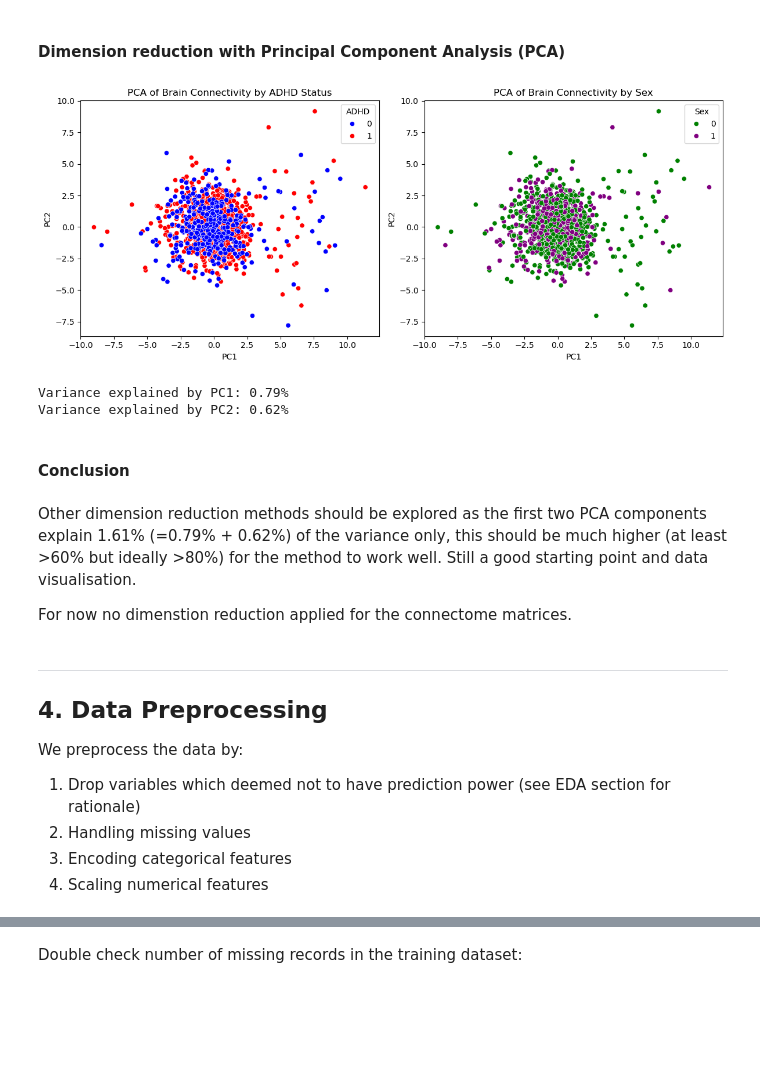
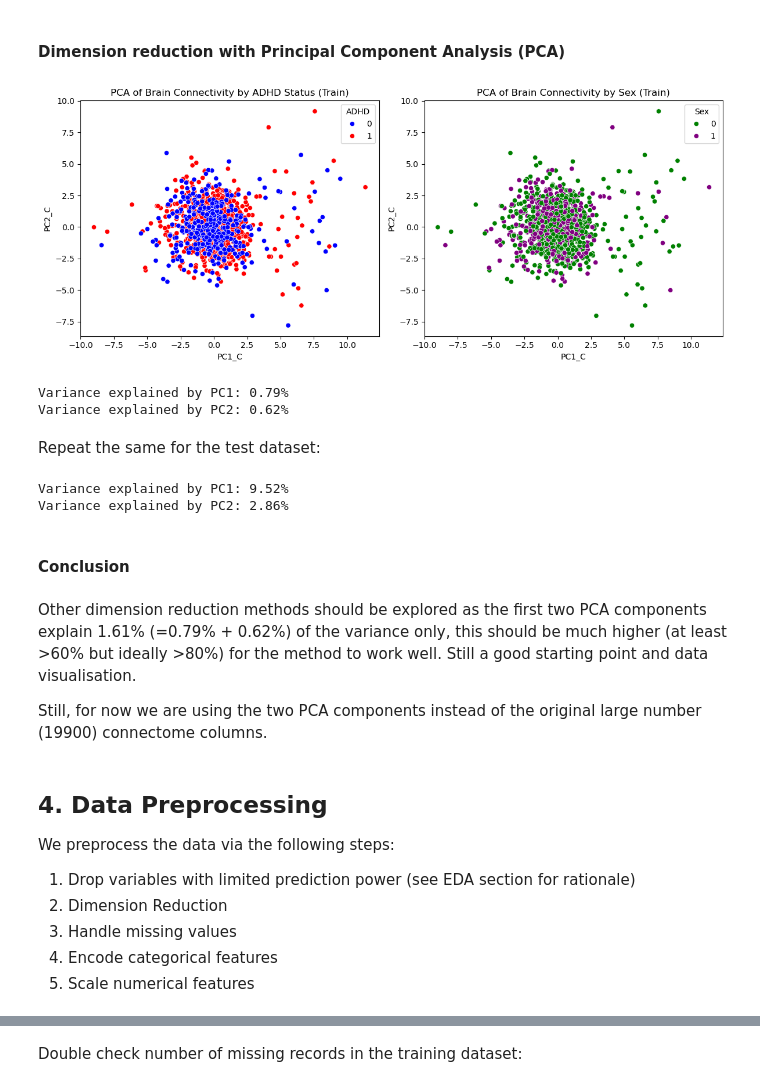
Before and after one commit to saidataanalytics/wids_2025, a Jupyter notebook: WiDS 2025 - ADHD Classification - end to end process.ipynb, the cells around one changed output, grey strips where cells are left out. Drawn from its saved outputs; the diff is of its cells as text; code cells hidden in the pictures; blank space fills up the shorter version.

```diff
--- a/WiDS 2025 - ADHD Classification - end to end process.ipynb
+++ b/WiDS 2025 - ADHD Classification - end to end process.ipynb
@@ -61,7 +61,7 @@ In case of 'local':
 
 The user can specify the setting below:
 # %%
-run_setting = 'kaggle'
+run_setting = 'local'
 # %% [markdown]
 The input and output folders are specified according to the run_setting above:
 # %%
@@ -845,57 +857,88 @@ pca_sample = np.random.choice(connectome_cols, sample_size)
 # Standardize the data
 X = train[pca_sample].values
 scaler = StandardScaler()
 X_scaled = scaler.fit_transform(X)
 
 # Apply PCA
 pca = PCA(n_components=2)
 X_pca = pca.fit_transform(X_scaled)
 
 # Create a DataFrame with PCA results
-pca_df = pd.DataFrame({
-    'PC1': X_pca[:, 0],
-    'PC2': X_pca[:, 1],
+pca_train_df_connectome = pd.DataFrame({
+    'PC1_C': X_pca[:, 0],
+    'PC2_C': X_pca[:, 1],
     'ADHD': train['ADHD_Outcome'].values,
     'Sex': train['Sex_F'].values
 })
+
+# Set PCA columns:
+pca_cols_connectome = ['PC1_C', 'PC2_C']
 
 # Plot PCA results
 plt.figure(figsize=(12, 5))
 
 # By ADHD
 plt.subplot(1, 2, 1)
-sns.scatterplot(x='PC1', y='PC2', hue='ADHD', data=pca_df, palette=['blue', 'red'])
-plt.title('PCA of Brain Connectivity by ADHD Status')
+sns.scatterplot(x='PC1_C', y='PC2_C', hue='ADHD', data=pca_train_df_connectome, palette=['blue', 'red'])
+plt.title('PCA of Brain Connectivity by ADHD Status (Train)')
 
 # By Sex
 plt.subplot(1, 2, 2)
-sns.scatterplot(x='PC1', y='PC2', hue='Sex', data=pca_df, palette=['green', 'purple'])
-plt.title('PCA of Brain Connectivity by Sex')
+sns.scatterplot(x='PC1_C', y='PC2_C', hue='Sex', data=pca_train_df_connectome, palette=['green', 'purple'])
+plt.title('PCA of Brain Connectivity by Sex (Train)')
 
 plt.tight_layout()
 plt.show()
 
 # Print explained variance
 print(f"Variance explained by PC1: {pca.explained_variance_ratio_[0]*100:.2f}%")
 print(f"Variance explained by PC2: {pca.explained_variance_ratio_[1]*100:.2f}%")
 # %% [output]
-[figure, old version]
+[figure, new version]
 Variance explained by PC1: 0.79%
 Variance explained by PC2: 0.62%
+# %% [markdown]
+Repeat the same for the test dataset:
+# %%
+# Take 500 random features for PCA
+sample_size = min(500, len(connectome_cols))
+np.random.seed(42)
+pca_sample = np.random.choice(connectome_cols, sample_size)
+
+# Standardize the data
+X = test[pca_sample].values
+scaler = StandardScaler()
+X_scaled = scaler.fit_transform(X)
+
+# Apply PCA
+pca = PCA(n_components=2)
+X_pca = pca.fit_transform(X_scaled)
+
+# Create a DataFrame with PCA results
+pca_test_df_connectome = pd.DataFrame({
+    'PC1_C': X_pca[:, 0],
+    'PC2_C': X_pca[:, 1]
+})
+
+# Print explained variance
+print(f"Variance explained by PC1: {pca.explained_variance_ratio_[0]*100:.2f}%")
+print(f"Variance explained by PC2: {pca.explained_variance_ratio_[1]*100:.2f}%")
+# %% [output]
+Variance explained by PC1: 9.52%
+Variance explained by PC2: 2.86%
 # %% [markdown]
 #### Conclusion
 # %% [markdown]
 Other dimension reduction methods should be explored as the first two PCA components explain 1.61% (=0.79% + 0.62%) of the variance only, this should be much higher (at least >60% but ideally >80%) for the method to work well. Still a good starting point and data visualisation.
 
-For now no dimenstion reduction applied for the connectome matrices.
+Still, for now we are using the two PCA components instead of the original large number (19900) connectome columns.
 # %% [markdown]
----
-
 ## 4. Data Preprocessing <a name="data-preprocessing"></a>
 
-We preprocess the data by:
-1. Drop variables which deemed not to have prediction power (see EDA section for rationale)
-1. Handling missing values
-2. Encoding categorical features
-3. Scaling numerical features
+We preprocess the data via the following steps:
+1. Drop variables with limited prediction power (see EDA section for rationale)
+2. Dimension Reduction
+3. Handle missing values
+4. Encode categorical features
+5. Scale numerical features
 # %% [markdown]
```
Also changed, not shown: parts of 73 cells of this notebook.
